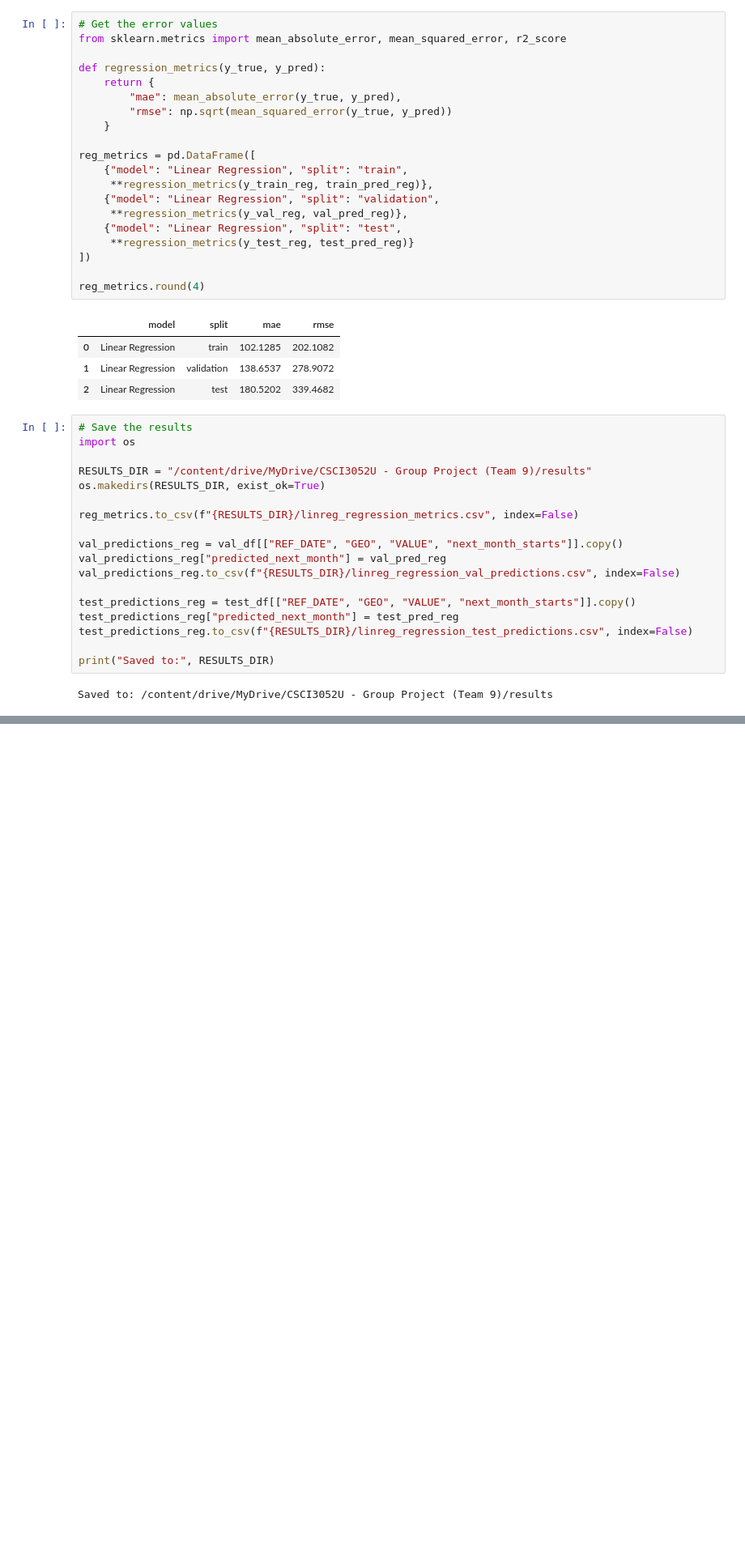
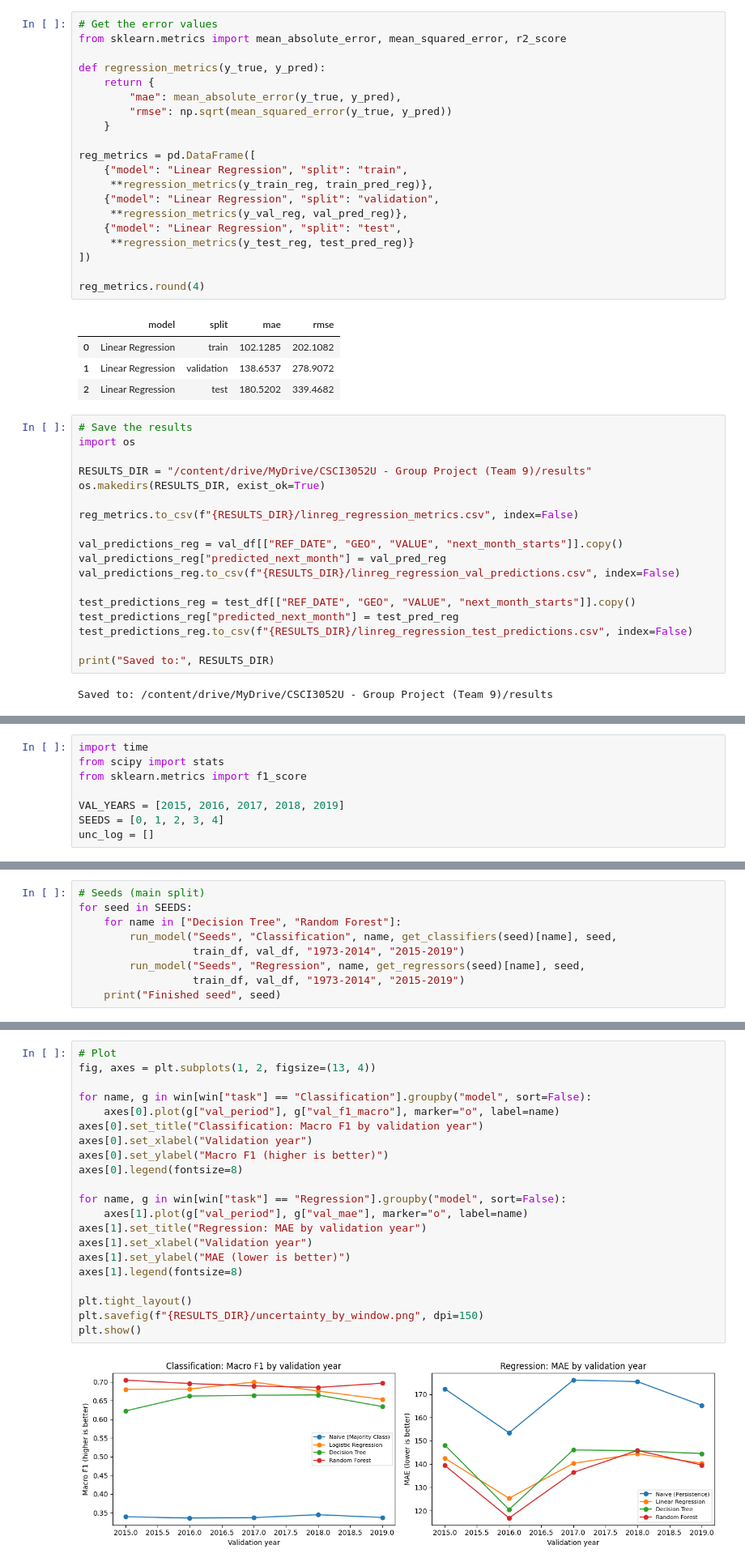
Before and after one commit to BarathSrinivasan2002/MLGroup9FinalProj, a Jupyter notebook: ML_Project.ipynb, the cells around one changed output, grey strips where cells are left out. Shown at 81% size. Cells and saved outputs as stored; diff of their text form; blank space fills up the shorter version.

```diff
--- a/ML_Project.ipynb
+++ b/ML_Project.ipynb
@@ -1404,0 +1871,8 @@ Saved to: /content/drive/MyDrive/CSCI3052U - Group Project (Team 9)/results
+# %%
+import time
+from scipy import stats
+from sklearn.metrics import f1_score
+
+VAL_YEARS = [2015, 2016, 2017, 2018, 2019]
+SEEDS = [0, 1, 2, 3, 4]
+unc_log = []
@@ -1404,0 +1957,9 @@ Saved to: /content/drive/MyDrive/CSCI3052U - Group Project (Team 9)/results
+# %%
+# Seeds (main split)
+for seed in SEEDS:
+    for name in ["Decision Tree", "Random Forest"]:
+        run_model("Seeds", "Classification", name, get_classifiers(seed)[name], seed,
+                  train_df, val_df, "1973-2014", "2015-2019")
+        run_model("Seeds", "Regression", name, get_regressors(seed)[name], seed,
+                  train_df, val_df, "1973-2014", "2015-2019")
+    print("Finished seed", seed)
@@ -1404,0 +2082,23 @@ Saved to: /content/drive/MyDrive/CSCI3052U - Group Project (Team 9)/results
+# %%
+# Plot
+fig, axes = plt.subplots(1, 2, figsize=(13, 4))
+
+for name, g in win[win["task"] == "Classification"].groupby("model", sort=False):
+    axes[0].plot(g["val_period"], g["val_f1_macro"], marker="o", label=name)
+axes[0].set_title("Classification: Macro F1 by validation year")
+axes[0].set_xlabel("Validation year")
+axes[0].set_ylabel("Macro F1 (higher is better)")
+axes[0].legend(fontsize=8)
+
+for name, g in win[win["task"] == "Regression"].groupby("model", sort=False):
+    axes[1].plot(g["val_period"], g["val_mae"], marker="o", label=name)
+axes[1].set_title("Regression: MAE by validation year")
+axes[1].set_xlabel("Validation year")
+axes[1].set_ylabel("MAE (lower is better)")
+axes[1].legend(fontsize=8)
+
+plt.tight_layout()
+plt.savefig(f"{RESULTS_DIR}/uncertainty_by_window.png", dpi=150)
+plt.show()
+# %% [output]
+[figure, added]
```
Also changed, not shown: parts of 40 cells of this notebook.
